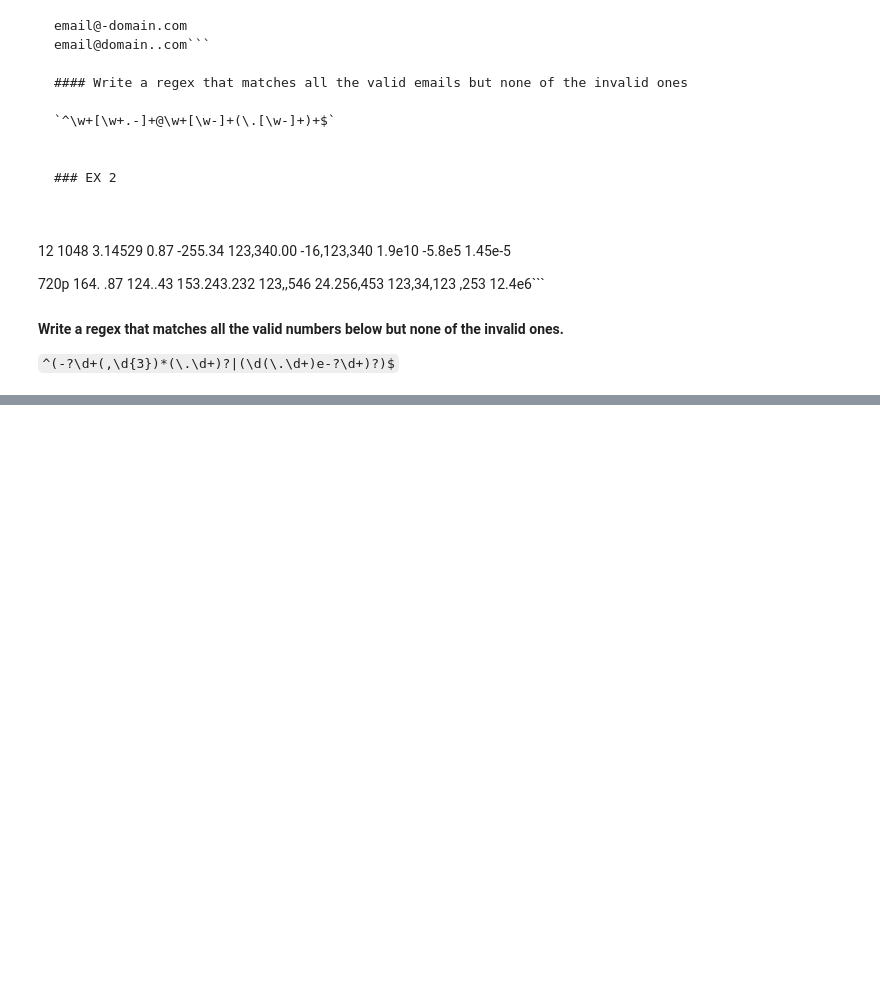
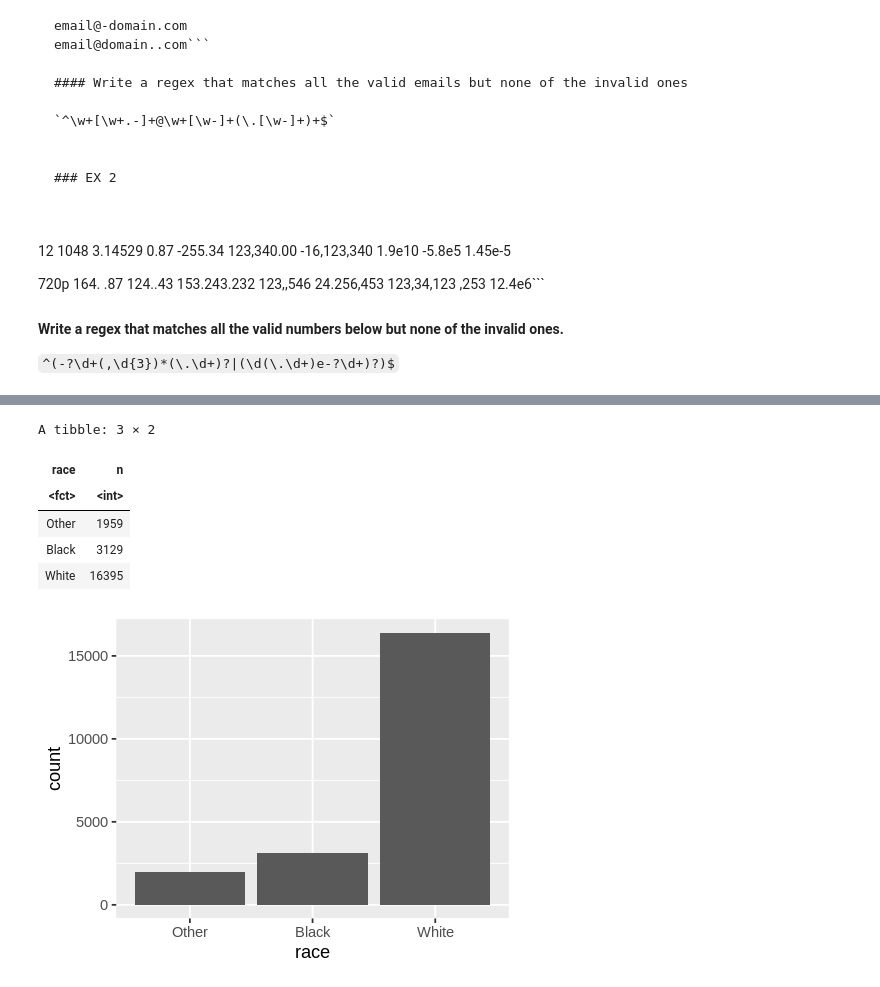
Before and after one commit to enesdilber/stats306_labs, a Jupyter notebook: lab7/lab7.ipynb, the cells around one changed output, grey strips where cells are left out. Drawn from its saved outputs; the diff is of its cells as text; code cells hidden in the pictures; blank space fills up the shorter version.

```diff
--- a/lab7/lab7.ipynb
+++ b/lab7/lab7.ipynb
@@ -416,0 +461,12 @@
+# %%
+gss_cat %>% count(race)
+ggplot(gss_cat, aes(race)) +
+  geom_bar()
+# %% [output]
+A tibble: 3 × 2
+| race | n |
+| <fct> | <int> |
+| Other | 1959 |
+| Black | 3129 |
+| White | 16395 |
+[figure, added]
```
Also changed, not shown: parts of 16 cells of this notebook.
